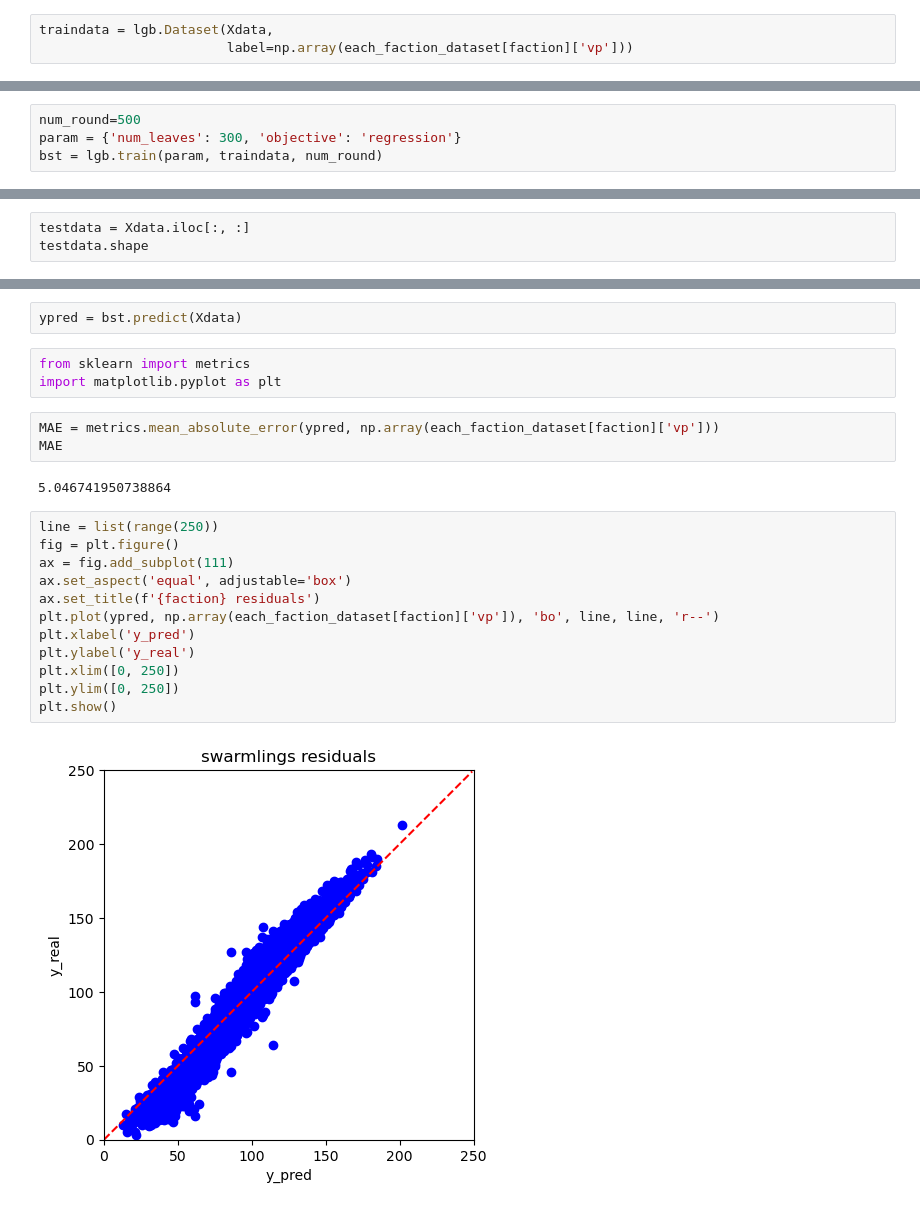
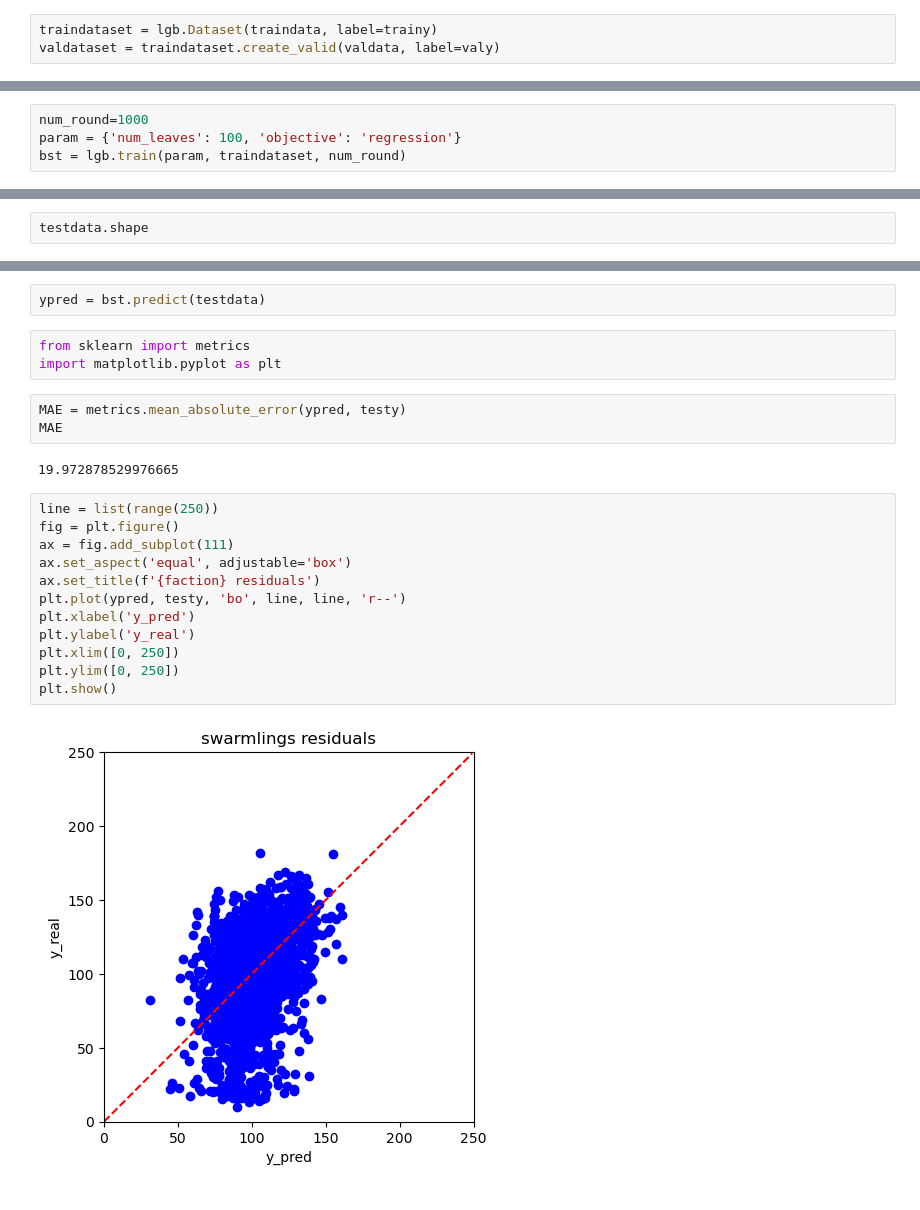
Before and after one commit to guyreading/terrabot, a Jupyter notebook: faction-picker-bot/train_model_notebook.ipynb, the cells around one changed output, grey strips where cells are left out. Cells and saved outputs as stored; diff of their text form.

Commit message:
feat: split data into train/val/test now we've got pipeline working

```diff
--- a/faction-picker-bot/train_model_notebook.ipynb
+++ b/faction-picker-bot/train_model_notebook.ipynb
@@ -57,6 +79,6 @@ Index(['r1_SCORE1', 'r1_SCORE2', 'r1_SCORE3', 'r1_SCORE4', 'r1_SCORE5',
 # %%
-traindata = lgb.Dataset(Xdata,
-                        label=np.array(each_faction_dataset[faction]['vp']))
+traindataset = lgb.Dataset(traindata, label=trainy)
+valdataset = traindataset.create_valid(valdata, label=valy)
 # %%
 len(np.array(each_faction_dataset[faction]['vp']))
 # %% [output]
@@ -64,5 +108,5 @@ len(np.array(each_faction_dataset[faction]['vp']))
 # %%
-num_round=500
-param = {'num_leaves': 300, 'objective': 'regression'}
-bst = lgb.train(param, traindata, num_round)
+num_round=1000
+param = {'num_leaves': 100, 'objective': 'regression'}
+bst = lgb.train(param, traindataset, num_round)
 # %% [output]
@@ -75,4 +119,3 @@ And if memory is not enough, you can set `force_col_wise=true`.
 # %%
-testdata = Xdata.iloc[:, :]
 testdata.shape
 # %% [output]
@@ -80,25 +123,25 @@ testdata.shape
 # %%
-ypred = bst.predict(Xdata)
+ypred = bst.predict(testdata)
 # %%
 from sklearn import metrics
 import matplotlib.pyplot as plt
 # %%
-MAE = metrics.mean_absolute_error(ypred, np.array(each_faction_dataset[faction]['vp']))
+MAE = metrics.mean_absolute_error(ypred, testy)
 MAE
 # %% [output]
-5.046741950738864
+19.972878529976665
 # %%
 line = list(range(250))
 fig = plt.figure()
 ax = fig.add_subplot(111)
 ax.set_aspect('equal', adjustable='box')
 ax.set_title(f'{faction} residuals')
-plt.plot(ypred, np.array(each_faction_dataset[faction]['vp']), 'bo', line, line, 'r--')
+plt.plot(ypred, testy, 'bo', line, line, 'r--')
 plt.xlabel('y_pred')
 plt.ylabel('y_real')
 plt.xlim([0, 250])
 plt.ylim([0, 250])
 plt.show()
 # %% [output]
-[figure, old version]
+[figure, new version]
 # %%
```
Also changed, not shown: parts of 10 cells of this notebook, 6 other files.
